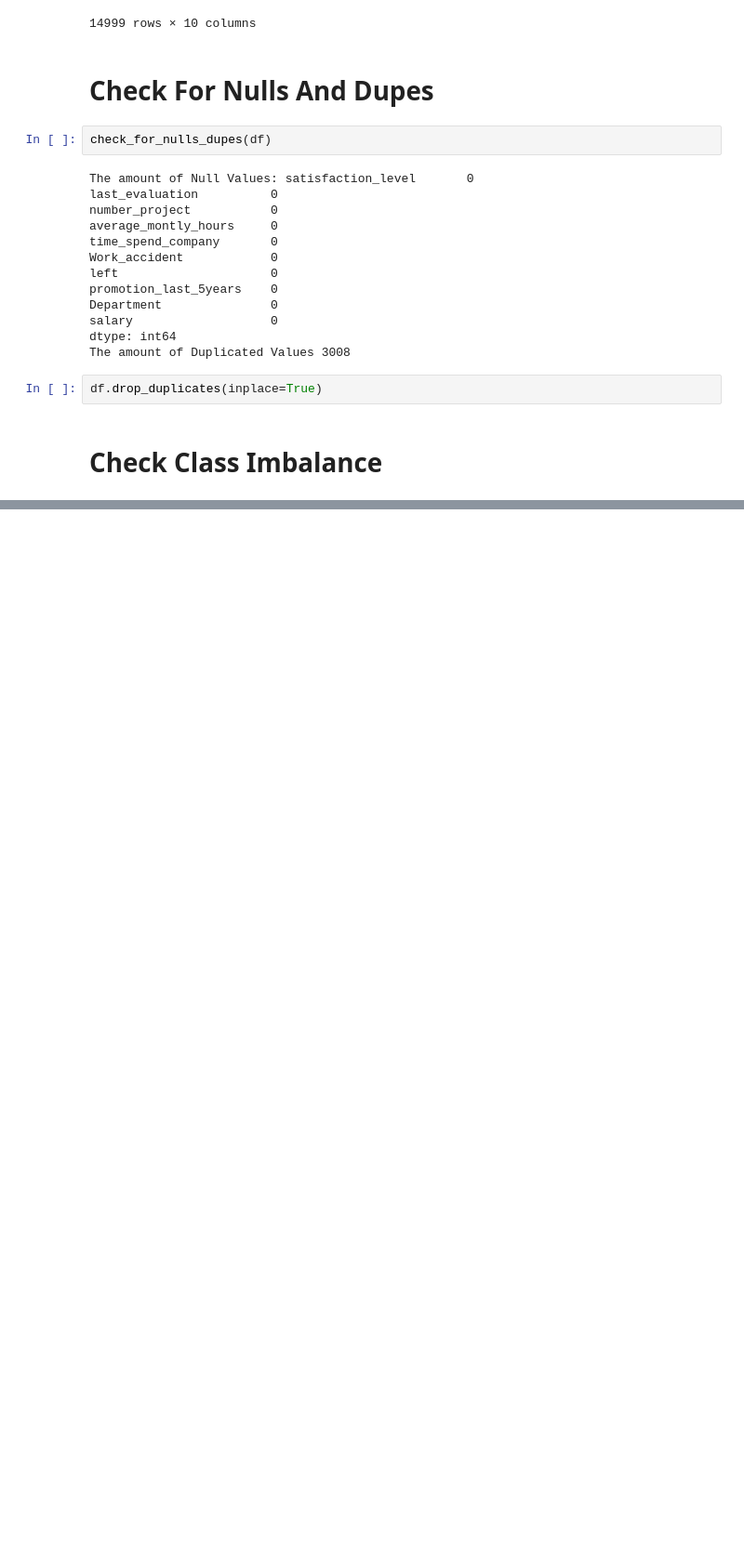
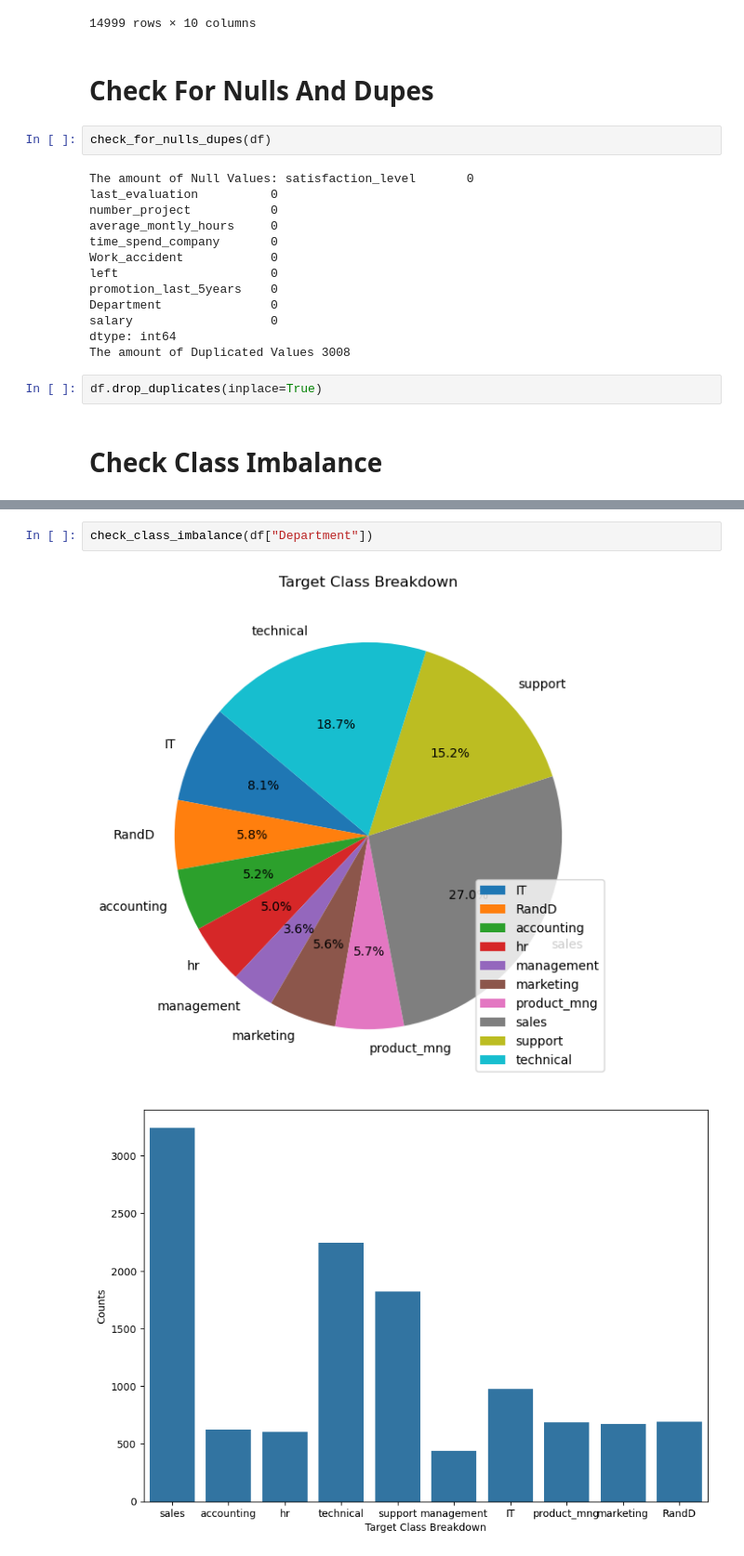
Before and after one commit to MaukanMir/HR-Capstone-Analysis, a Jupyter notebook: training.ipynb, the cells around one changed output, grey strips where cells are left out. Shown: that part at 93% size. Saved outputs shown, nothing was run; the diff lists cells and outputs as text; blank space fills up the shorter version.

```diff
--- a/training.ipynb
+++ b/training.ipynb
@@ -70,0 +76,5 @@ df.drop_duplicates(inplace=True)
+# %%
+check_class_imbalance(df["Department"])
+# %% [output]
+[figure, added]
+[figure, added]
```
Also changed, not shown: parts of 1 cell of this notebook.
